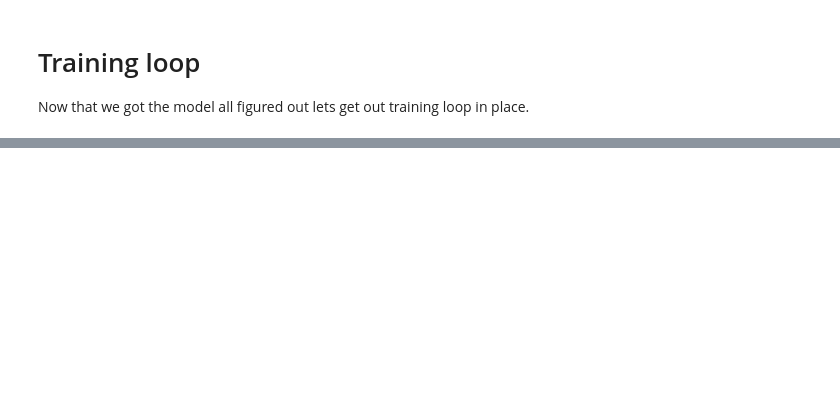
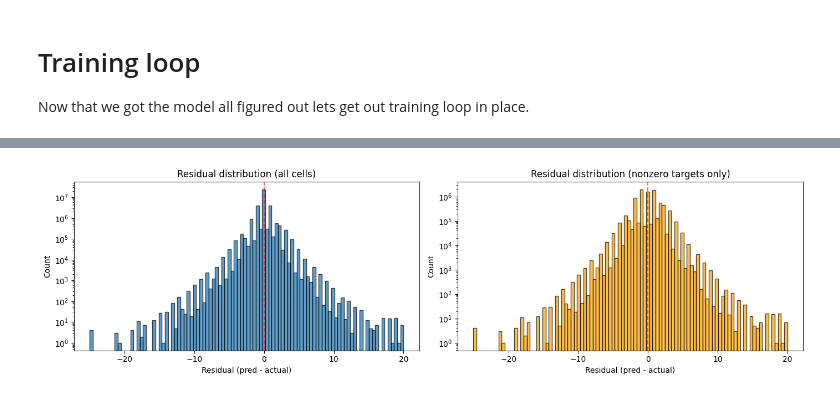
Before and after one commit to BingoLaHaye/CaBi_predictor, a Jupyter notebook: models/Flow_GCN_GRU_Model.ipynb, the cells around one changed output, grey strips where cells are left out. Drawn from its saved outputs; the diff is of its cells as text; code cells hidden in the pictures; blank space fills up the shorter version.

Commit message:
made it actually work

```diff
--- a/models/Flow_GCN_GRU_Model.ipynb
+++ b/models/Flow_GCN_GRU_Model.ipynb
@@ -429,0 +833,24 @@ print(f"Best Val Loss: {best_val_loss:.4f}")
+# %%
+model.load_state_dict(torch.load(FINETUNE_CKPT, map_location=device))
+model.eval()
+
+with torch.no_grad():
+    x_b, y_b, m_b = next(iter(val_loader))
+    x_b, y_b, m_b = x_b.to(device), y_b.to(device), m_b.to(device)
+    pred = model(x_b, edge_index, edge_data)
+
+pred_v = pred[m_b].cpu()
+y_v = y_b[m_b].cpu()
+nz = y_v != 0
+
+print(f"pred mean: {pred_v.mean():.4f}  std: {pred_v.std():.4f}")
+print(f"target mean: {y_v.mean():.4f}  std: {y_v.std():.4f}")
+print(f"unweighted MAE: {(pred_v - y_v).abs().mean():.4f}")
+print(f"MAE on nonzero-target cells: {(pred_v[nz] - y_v[nz]).abs().mean():.4f}")
+print(f"PCP (rounded match): {(pred_v.round() == y_v).float().mean():.4f}")
+print(f"PCP on nonzero cells: {(pred_v[nz].round() == y_v[nz]).float().mean():.4f}")
+
+from scipy.stats import pearsonr
+if nz.sum() > 10:
+    corr, _ = pearsonr(pred_v[nz].numpy(), y_v[nz].numpy())
+    print(f"corr (nonzero only): {corr:.4f}")
@@ -429,0 +965,23 @@ print(f"Best Val Loss: {best_val_loss:.4f}")
+# %%
+residuals = preds_flat - targets_flat
+fig, axes = plt.subplots(1, 2, figsize=(14, 4))
+
+axes[0].hist(residuals, bins=100, edgecolor='black', alpha=0.7)
+axes[0].set_xlabel('Residual (pred - actual)')
+axes[0].set_ylabel('Count')
+axes[0].set_title('Residual distribution (all cells)')
+axes[0].axvline(0, color='red', linestyle='--', alpha=0.6)
+axes[0].set_yscale('log')
+
+axes[1].hist(residuals[targets_flat != 0], bins=100, edgecolor='black', alpha=0.7, color='orange')
+axes[1].set_xlabel('Residual (pred - actual)')
+axes[1].set_ylabel('Count')
+axes[1].set_title('Residual distribution (nonzero targets only)')
+axes[1].axvline(0, color='red', linestyle='--', alpha=0.6)
+axes[1].set_yscale('log')
+
+plt.tight_layout()
+plt.savefig('residuals.png', dpi=120, bbox_inches='tight')
+plt.show()
+# %% [output]
+[figure, added]
```
Also changed, not shown: parts of 27 cells of this notebook.
